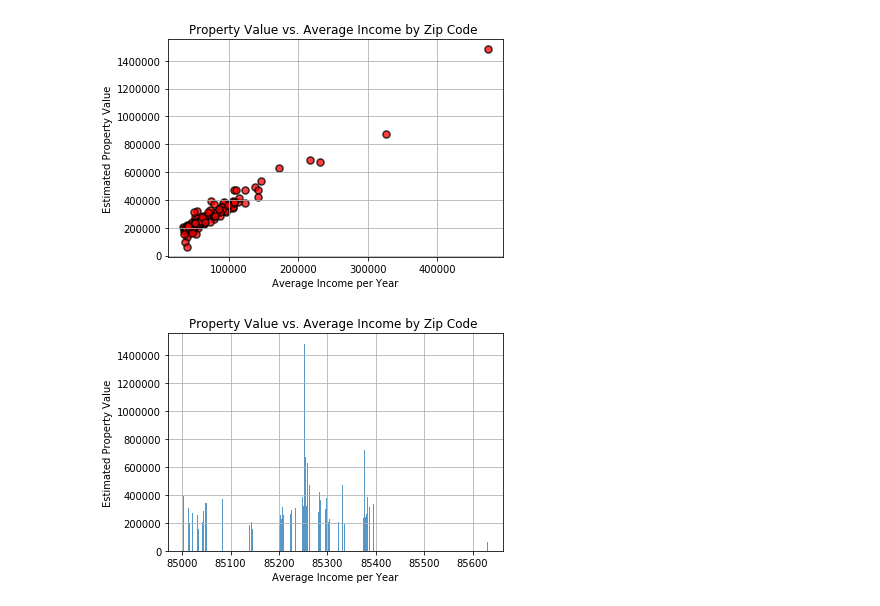
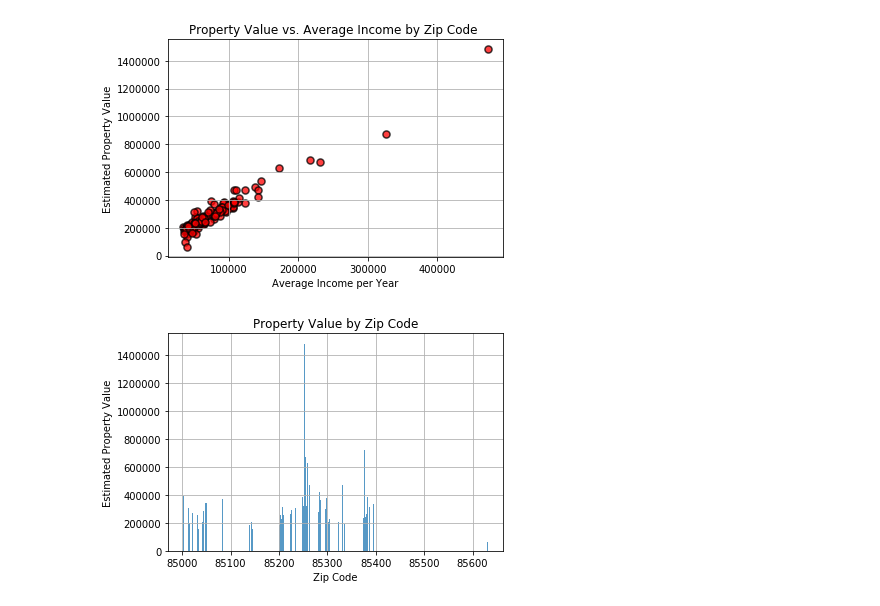
Before and after one commit to marieo31/project_1, a Jupyter notebook: Income_DF.ipynb, the cells around one changed output. Drawn from its saved outputs; the diff is of its cells as text; code cells hidden in the pictures.

Commit message:
Updating plots

```diff
--- a/Income_DF.ipynb
+++ b/Income_DF.ipynb
@@ -74,16 +74,16 @@ plt.show()
 # %%
 plt.bar(income_pv_df["Zip Code"], income_pv_df["Zhvi"], alpha = 0.75)
 #plt.figure(income_pv_df["Zip Code"], income_pv_df["Average Income"], alpha = 0.75)
 # Incorporate the other graph properties
-plt.title("Property Value vs. Average Income by Zip Code ")
-plt.xlabel("Average Income per Year")
+plt.title("Property Value by Zip Code")
+plt.xlabel("Zip Code")
 plt.ylabel("Estimated Property Value")
 plt.grid()
 
 # Save Figure
-plt.savefig("PV_AI.png")
+plt.savefig("plots/PV_zip.png")
 
 # Show plot
 plt.show()
 # %% [output]
-[figure, old version]
+[figure, new version]
```
Also changed, not shown: parts of 2 cells of this notebook.
